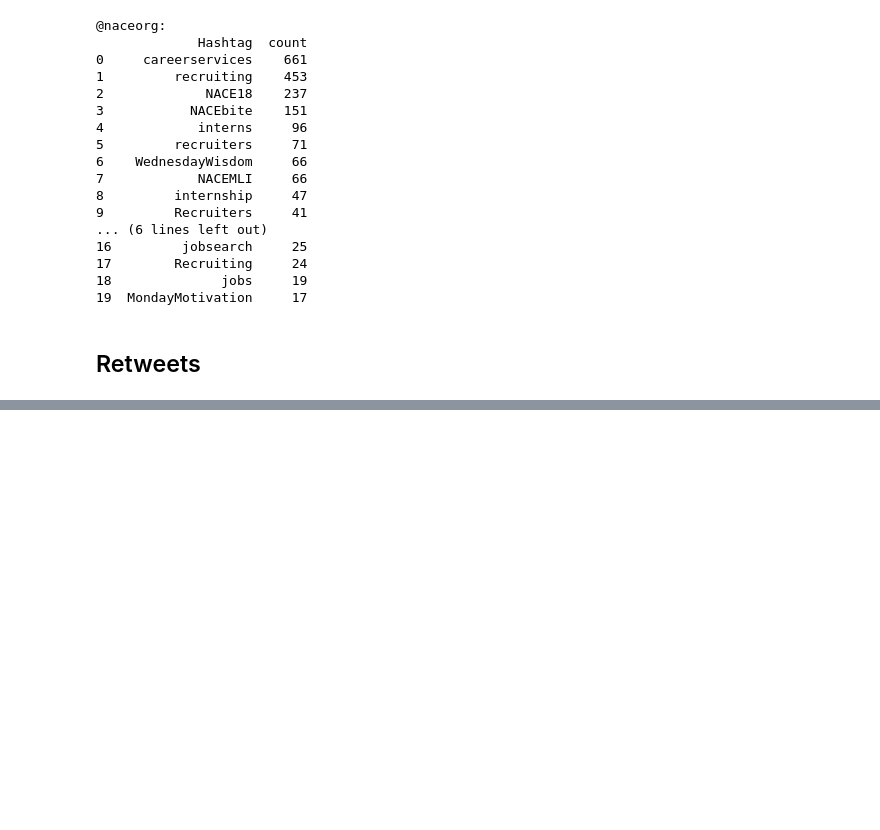
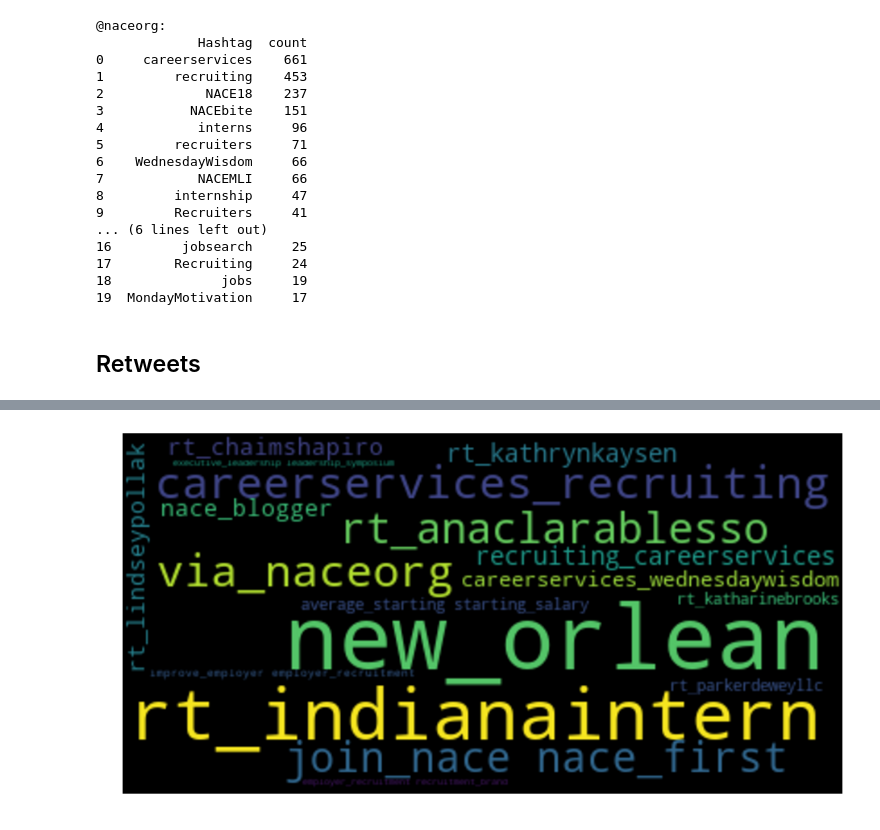
Before and after one commit to nvenegas-oliva/tig, a Jupyter notebook: EDA.ipynb, the cells around one changed output, grey strips where cells are left out. Saved outputs shown, nothing was run; the diff lists cells and outputs as text; code cells hidden in the pictures; blank space fills up the shorter version.

```diff
--- a/EDA.ipynb
+++ b/EDA.ipynb
@@ -95,0 +172,4 @@ most_frequent('@naceorg', datasets)
+# %%
+ngram_wordcloud(corpus=clean_data(datasets['@naceorg']), n=2)
+# %% [output]
+[figure, added]
```
Also changed, not shown: parts of 14 cells of this notebook.
